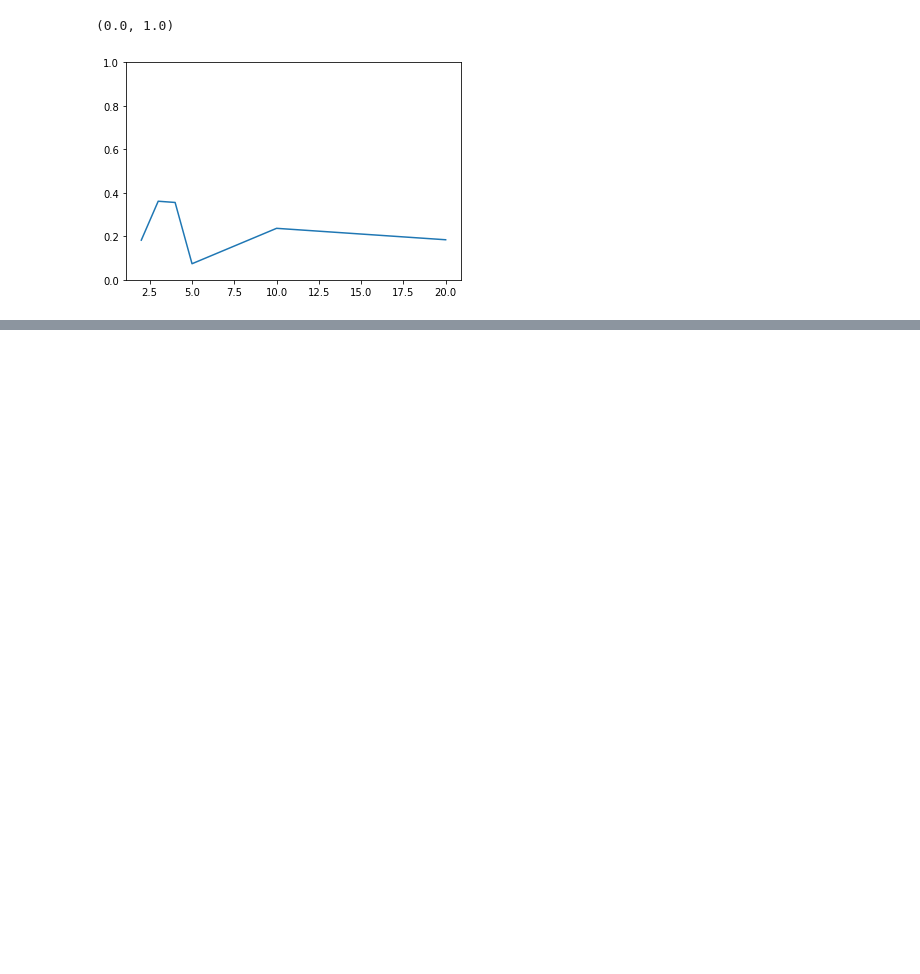
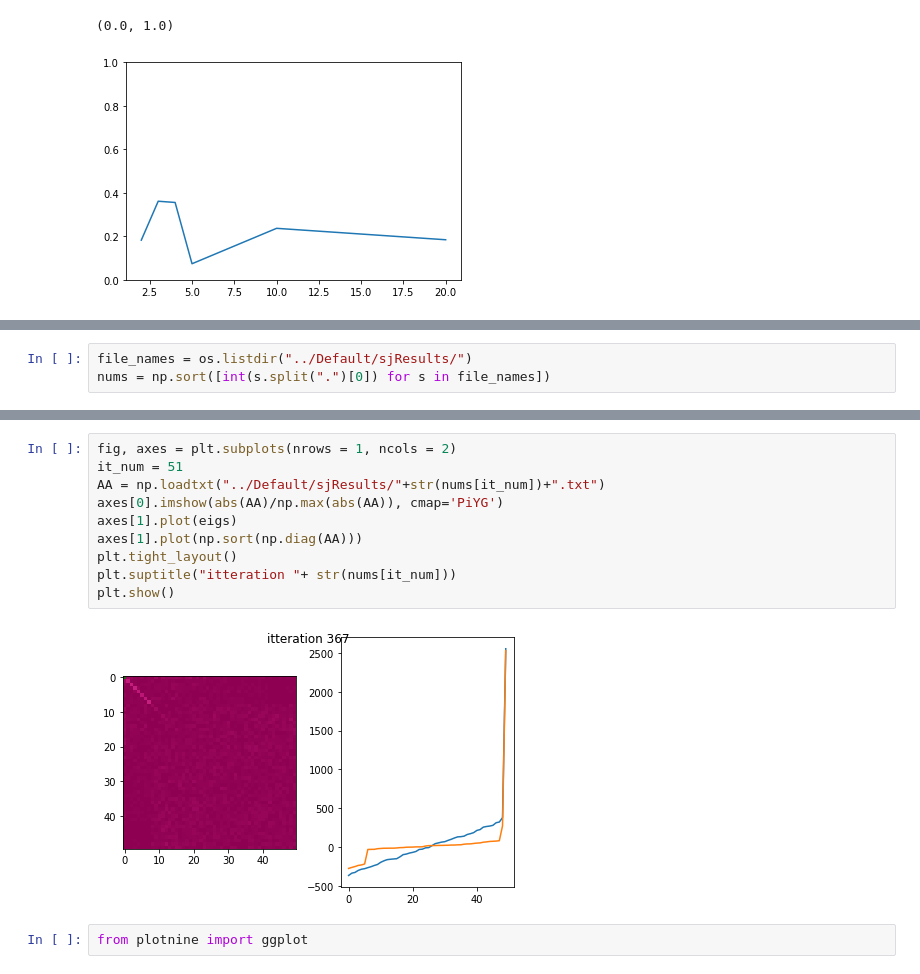
Before and after one commit to ALuchinsky/-Fall2022_CS4170, a Jupyter notebook: analysis/final_analysis.ipynb, the cells around one changed output, grey strips where cells are left out. Drawn from its saved outputs; the diff is of its cells as text; blank space fills up the shorter version.

```diff
--- a/analysis/final_analysis.ipynb
+++ b/analysis/final_analysis.ipynb
@@ -123,0 +128,3 @@ plt.ylim(0,1)
+# %%
+file_names = os.listdir("../Default/sjResults/")
+nums = np.sort([int(s.split(".")[0]) for s in file_names])
@@ -123,0 +162,14 @@ plt.ylim(0,1)
+# %%
+fig, axes = plt.subplots(nrows = 1, ncols = 2)
+it_num = 51
+AA = np.loadtxt("../Default/sjResults/"+str(nums[it_num])+".txt")
+axes[0].imshow(abs(AA)/np.max(abs(AA)), cmap='PiYG')
+axes[1].plot(eigs)
+axes[1].plot(np.sort(np.diag(AA)))
+plt.tight_layout()
+plt.suptitle("itteration "+ str(nums[it_num]))
+plt.show()
+# %% [output]
+[figure, added]
+# %%
+from plotnine import ggplot
```
Also changed, not shown: parts of 12 cells of this notebook, 1 other file.
